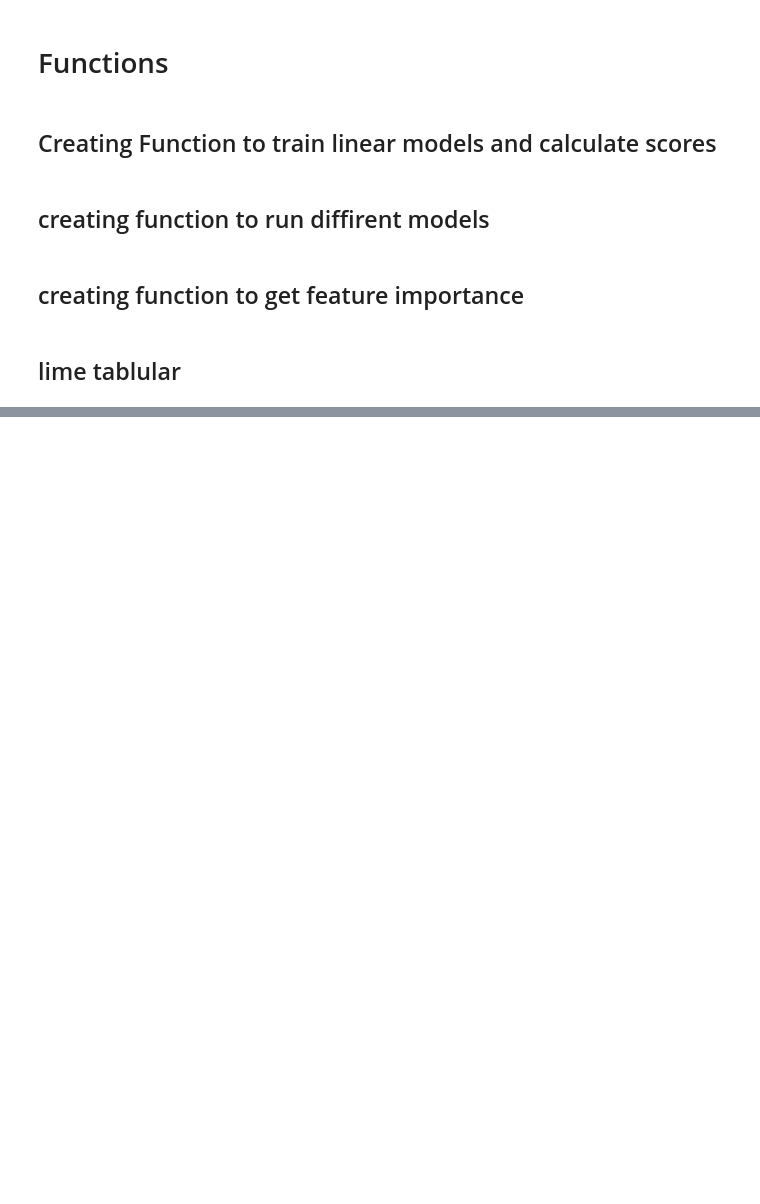
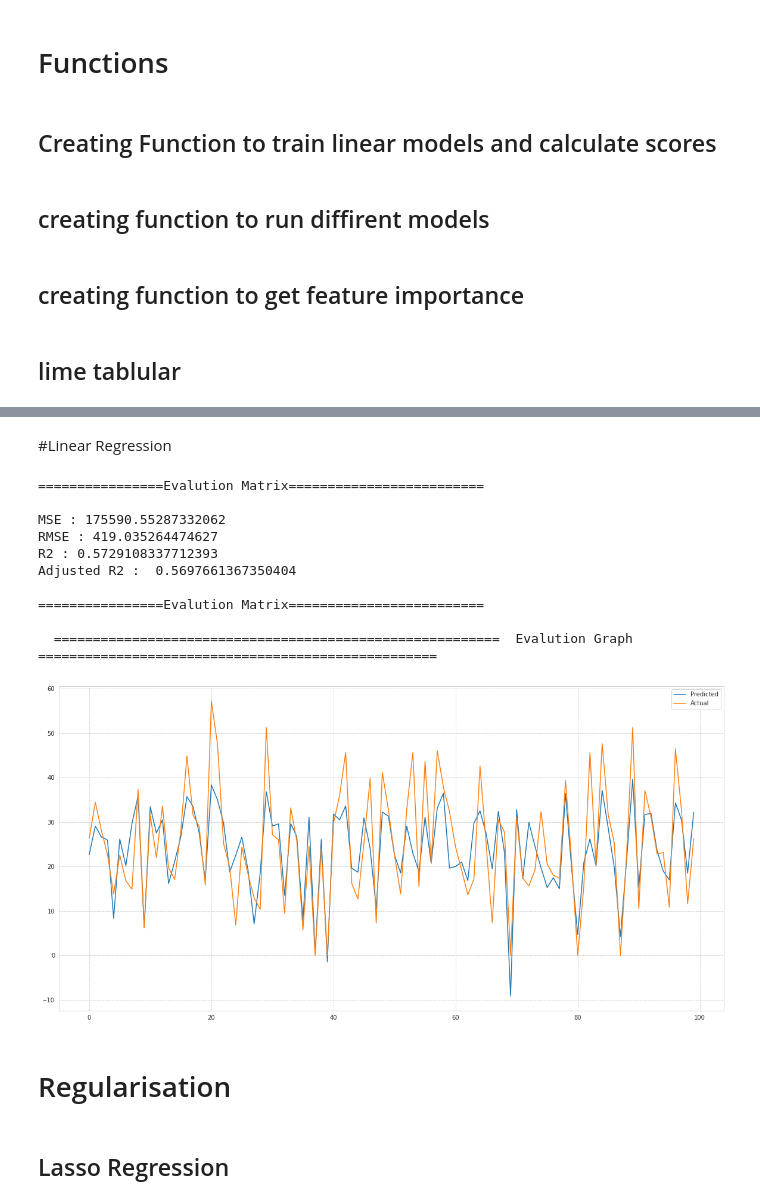
Before and after one commit to SURAJ0JAAT/Bike-Sharing-demand-Prediction-Regression, a Jupyter notebook: Bike_Sharing_Demand_Prediction_Capstone_Project.ipynb, the cells around one changed output, grey strips where cells are left out. Saved outputs shown, nothing was run; the diff lists cells and outputs as text; code cells hidden in the pictures; blank space fills up the shorter version.

Commit message:
linear regression, polynomial regression and Regularisation

```diff
--- a/Bike_Sharing_Demand_Prediction_Capstone_Project.ipynb
+++ b/Bike_Sharing_Demand_Prediction_Capstone_Project.ipynb
@@ -629,0 +639,14 @@ def LimeTabularExplainer_table(model,instance,num_features,dependent_var):
+# %%
+y=np.sqrt(final_df['Rented Bike Count'])
+# %%
+#spliting
+
+X_train, X_test, y_train, y_test = train_test_split(X, y, test_size=0.25, random_state=1)
+# %%
+#scaling data
+from sklearn.preprocessing import StandardScaler
+std = StandardScaler()
+X_train = std.fit_transform(X_train)
+X_test = std.transform(X_test)
+# %% [markdown]
+#Linear Regression
@@ -629,0 +655,22 @@ def LimeTabularExplainer_table(model,instance,num_features,dependent_var):
+# %%
+#linear regression model
+
+linear_model= LinearRegression()
+# %%
+train_linear_model(linear_model, X_train, y_train, X_test, y_test)
+# %% [output]
+================Evalution Matrix=========================
+
+MSE : 175590.55287332062
+RMSE : 419.035264474627
+R2 : 0.5729108337712393
+Adjusted R2 :  0.5697661367350404
+
+================Evalution Matrix=========================
+
+  =========================================================  Evalution Graph  ===================================================
+[figure, added]
+# %% [markdown]
+# Regularisation
+# %% [markdown]
+## Lasso Regression
```
Also changed, not shown: parts of 20 cells of this notebook.
